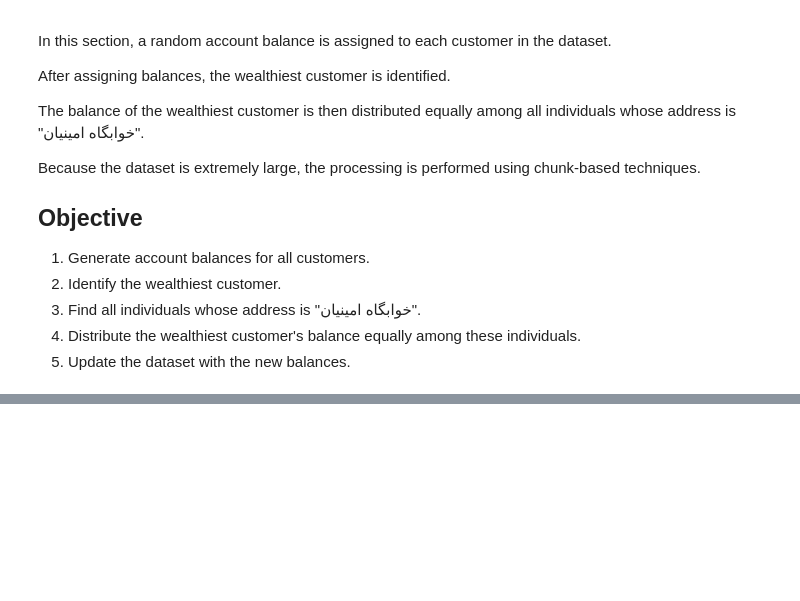
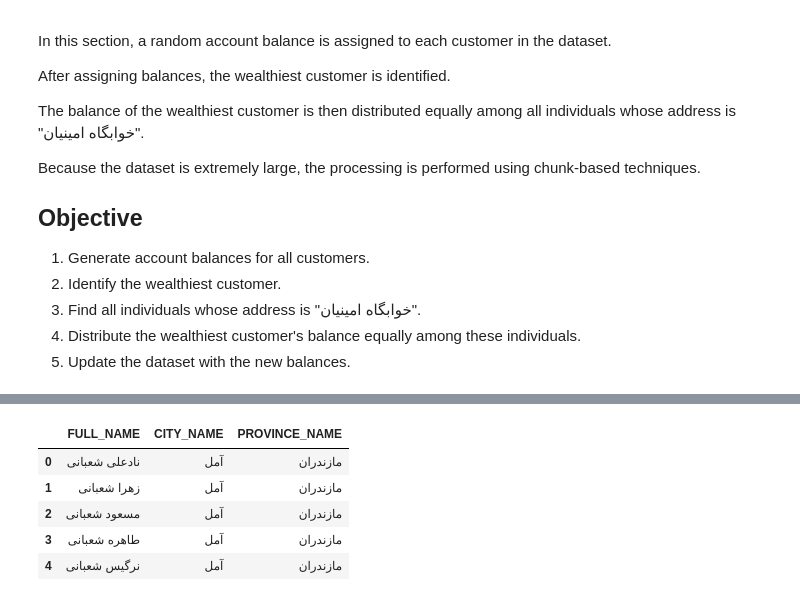
Before and after one commit to mahanfattahi/BANK-NIT, a Jupyter notebook: nitbank.ipynb, the cells around one changed output, grey strips where cells are left out. Drawn from its saved outputs; the diff is of its cells as text; code cells hidden in the pictures; blank space fills up the shorter version.

```diff
--- a/nitbank.ipynb
+++ b/nitbank.ipynb
@@ -1278,0 +1643,77 @@ techniques.
+# %%
+# User information
+
+target_last_name = "شعبانی"
+
+target_city = "آمل"     # Change if necessary
+
+
+# List for storing matches
+
+relatives = []
+
+
+# Process dataset in chunks
+
+for chunk in read_in_chunks(
+    "normalized_bank_data.csv",
+    1000000,
+    usecols=[
+        'FULL_NAME',
+        'CITY_NAME',
+        'PROVINCE_NAME'
+    ]
+):
+
+    chunk['FULL_NAME'] = (
+        chunk['FULL_NAME']
+        .fillna('')
+        .astype(str)
+    )
+
+    # Extract surname
+
+    last_name = (
+        chunk['FULL_NAME']
+        .str.split()
+        .str[-1]
+    )
+
+    # Apply filters
+
+    mask = (
+
+        (last_name == target_last_name)
+
+        &
+
+        (chunk['CITY_NAME'] == target_city)
+
+    )
+
+    relatives.append(
+        chunk[mask]
+    )
+
+
+# Merge all results
+
+final_fd = pd.concat(
+    relatives,
+    ignore_index=True
+)
+
+
+# Save results
+
+final_fd.to_csv(
+    "relatives.csv",
+    index=False,
+    encoding='utf-8-sig'
+)
+
+
+print(final_fd.shape)
+
+final_fd.head()
+# %% [output]
@@ -1278,0 +1721,6 @@ techniques.
+|  | FULL_NAME | CITY_NAME | PROVINCE_NAME |
+| 0 | نادعلی شعبانی | آمل | مازندران |
+| 1 | زهرا شعبانی | آمل | مازندران |
+| 2 | مسعود شعبانی | آمل | مازندران |
+| 3 | طاهره شعبانی | آمل | مازندران |
+| 4 | نرگیس شعبانی | آمل | مازندران |
```
Also changed, not shown: parts of 13 cells of this notebook, 1 other file.
